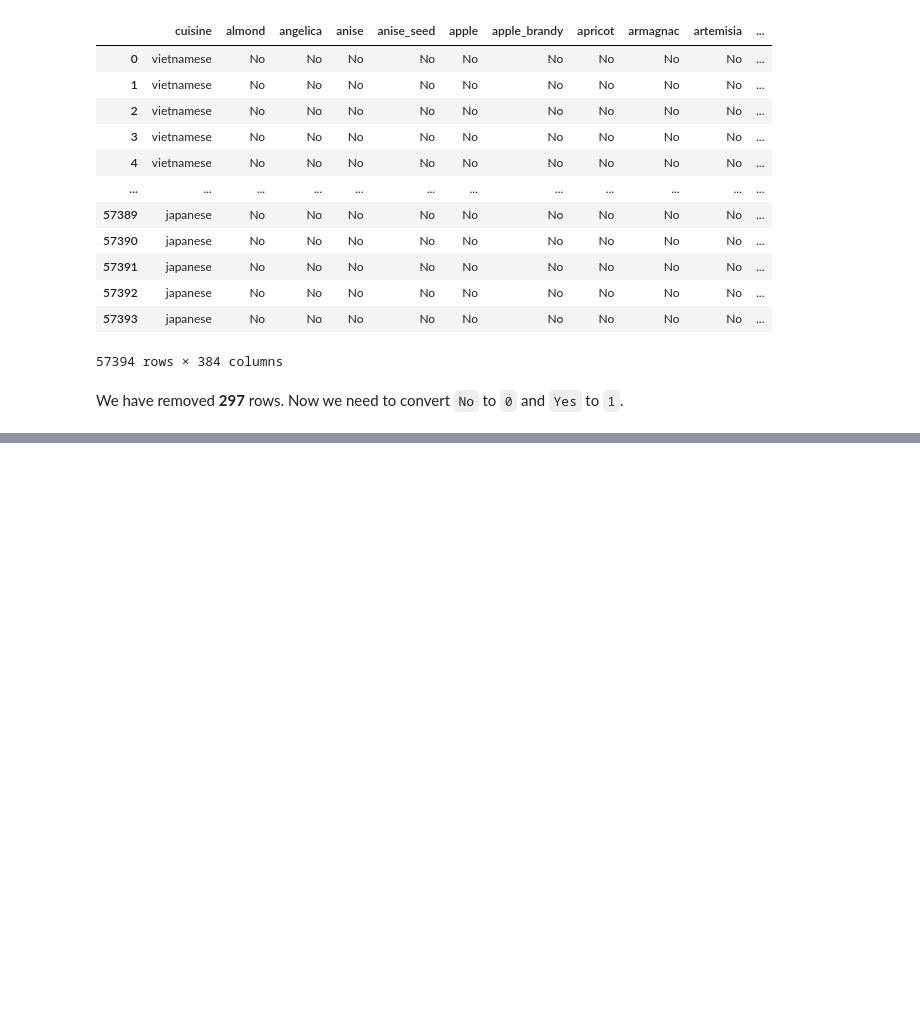
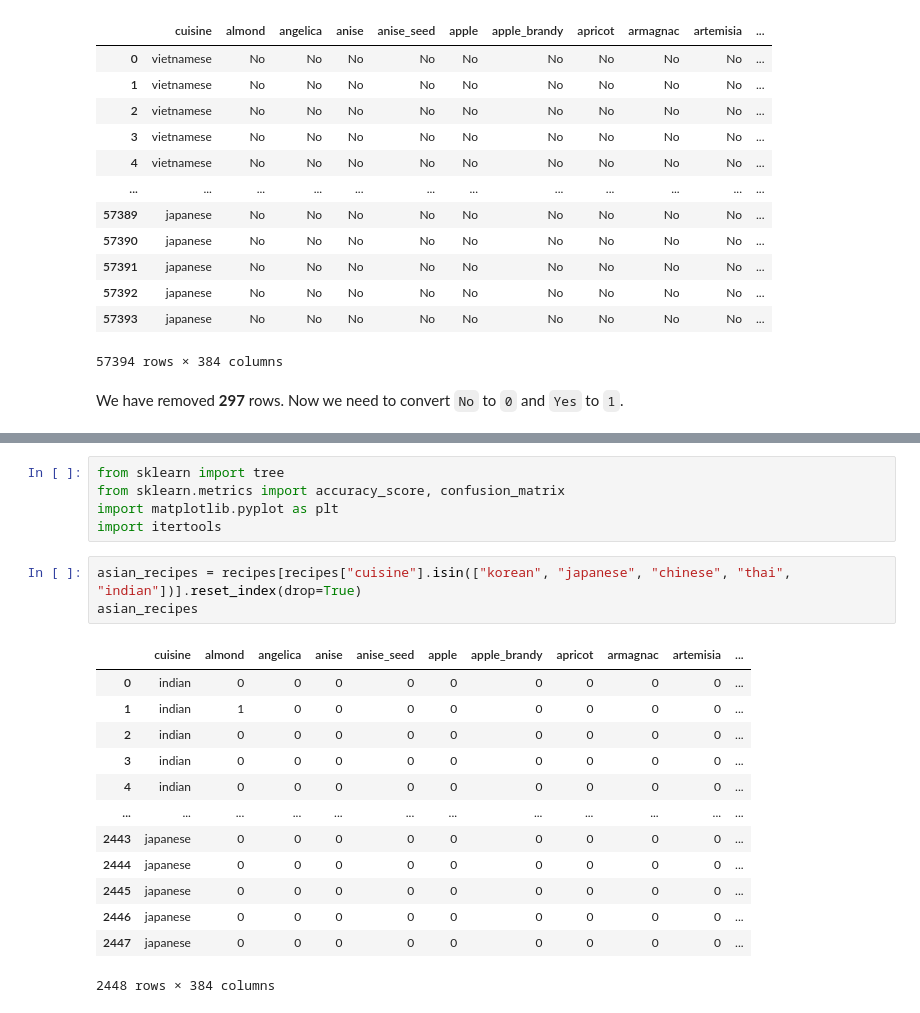
Before and after one commit to ml-phan/ibm, a Jupyter notebook: cuisines.ipynb, the cells around one changed output, grey strips where cells are left out. Drawn from its saved outputs; the diff is of its cells as text; blank space fills up the shorter version.

```diff
--- a/cuisines.ipynb
+++ b/cuisines.ipynb
@@ -185,0 +211,22 @@ recipes.head()
+# %%
+from sklearn import tree
+from sklearn.metrics import accuracy_score, confusion_matrix
+import matplotlib.pyplot as plt
+import itertools
+# %%
+asian_recipes = recipes[recipes["cuisine"].isin(["korean", "japanese", "chinese", "thai", "indian"])].reset_index(drop=True)
+asian_recipes
+# %% [output]
+|  | cuisine | almond | angelica | anise | anise_seed | apple | apple_brandy | apricot | armagnac | artemisia | ... |
+| 0 | indian | 0 | 0 | 0 | 0 | 0 | 0 | 0 | 0 | 0 | ... |
+| 1 | indian | 1 | 0 | 0 | 0 | 0 | 0 | 0 | 0 | 0 | ... |
+| 2 | indian | 0 | 0 | 0 | 0 | 0 | 0 | 0 | 0 | 0 | ... |
+| 3 | indian | 0 | 0 | 0 | 0 | 0 | 0 | 0 | 0 | 0 | ... |
+| 4 | indian | 0 | 0 | 0 | 0 | 0 | 0 | 0 | 0 | 0 | ... |
+| ... | ... | ... | ... | ... | ... | ... | ... | ... | ... | ... | ... |
+| 2443 | japanese | 0 | 0 | 0 | 0 | 0 | 0 | 0 | 0 | 0 | ... |
+| 2444 | japanese | 0 | 0 | 0 | 0 | 0 | 0 | 0 | 0 | 0 | ... |
+| 2445 | japanese | 0 | 0 | 0 | 0 | 0 | 0 | 0 | 0 | 0 | ... |
+| 2446 | japanese | 0 | 0 | 0 | 0 | 0 | 0 | 0 | 0 | 0 | ... |
+| 2447 | japanese | 0 | 0 | 0 | 0 | 0 | 0 | 0 | 0 | 0 | ... |
+2448 rows × 384 columns
```
Also changed, not shown: parts of 23 cells of this notebook.
